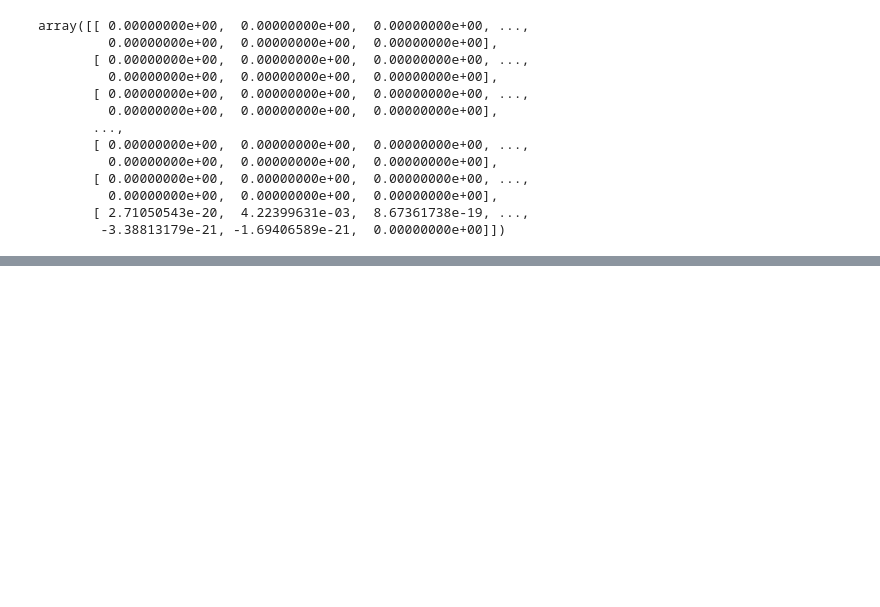
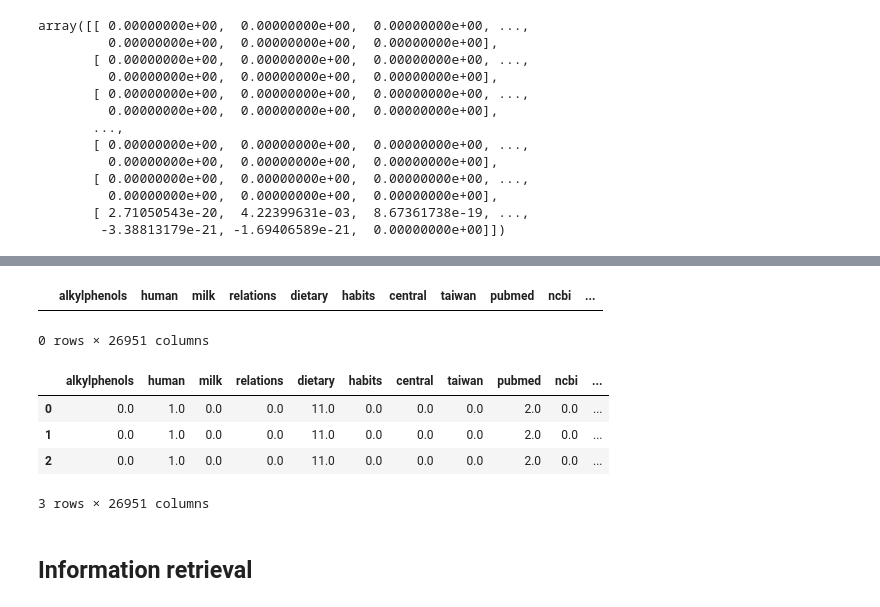
Before and after one commit to tugaevaea/IRWS, a Jupyter notebook: preclustering.ipynb, the cells around one changed output, grey strips where cells are left out. Saved outputs shown, nothing was run; the diff lists cells and outputs as text; code cells hidden in the pictures; blank space fills up the shorter version.

```diff
--- a/preclustering.ipynb
+++ b/preclustering.ipynb
@@ -386,0 +418,3 @@ https://towardsdatascience.com/machine-learning-algorithms-part-9-k-means-exampl
+# %%
+queries_text = pd.read_csv('nfcorpus/dev.all.queries', sep='\t', names=['ID', 'TEXT'])
+queries_text.head(10)
@@ -386,0 +433,22 @@ https://towardsdatascience.com/machine-learning-algorithms-part-9-k-means-exampl
+# %%
+tf_idf_queries = tf_idf_matrix[0:0]
+tf_idf_queries.head()
+# %% [output]
+|  | alkylphenols | human | milk | relations | dietary | habits | central | taiwan | pubmed | ncbi | ... |
+0 rows × 26951 columns
+# %%
+for i in range(3): #range(len(queries_text)):
+    tf_idf_queries = tf_idf_queries.append(pd.Series(0, index=tf_idf_queries.columns), ignore_index=True)
+    tokenized_query = queries_text['TEXT'][0].split()
+    for token in tokenized_query:
+        for col in tf_idf_queries.columns:
+            if token == col:
+                tf_idf_queries[col][i] = tf_idf_queries[col][i] + 1
+# %%
+tf_idf_queries.head()
+# %% [output]
+|  | alkylphenols | human | milk | relations | dietary | habits | central | taiwan | pubmed | ncbi | ... |
+| 0 | 0.0 | 1.0 | 0.0 | 0.0 | 11.0 | 0.0 | 0.0 | 0.0 | 2.0 | 0.0 | ... |
+| 1 | 0.0 | 1.0 | 0.0 | 0.0 | 11.0 | 0.0 | 0.0 | 0.0 | 2.0 | 0.0 | ... |
+| 2 | 0.0 | 1.0 | 0.0 | 0.0 | 11.0 | 0.0 | 0.0 | 0.0 | 2.0 | 0.0 | ... |
+3 rows × 26951 columns
@@ -386,0 +475,2 @@ https://towardsdatascience.com/machine-learning-algorithms-part-9-k-means-exampl
+# %% [markdown]
+## Information retrieval
```
Also changed, not shown: parts of 19 cells of this notebook.
